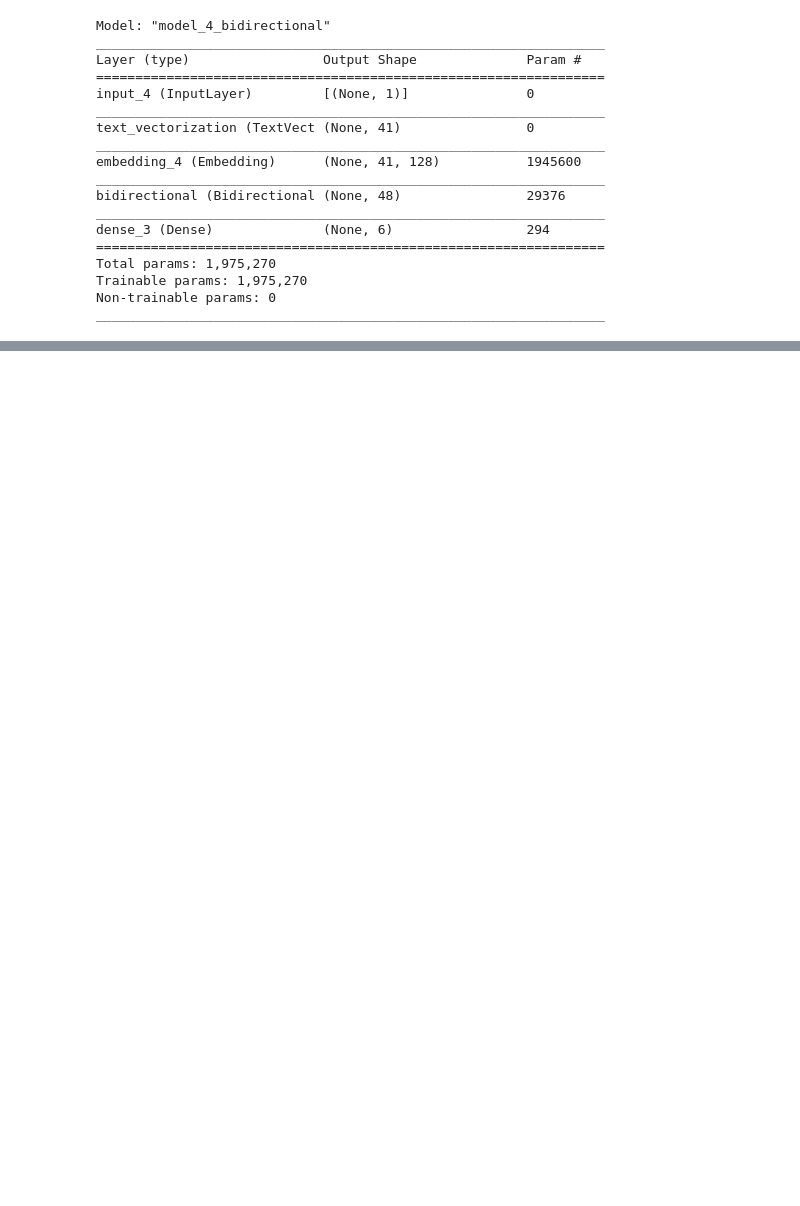
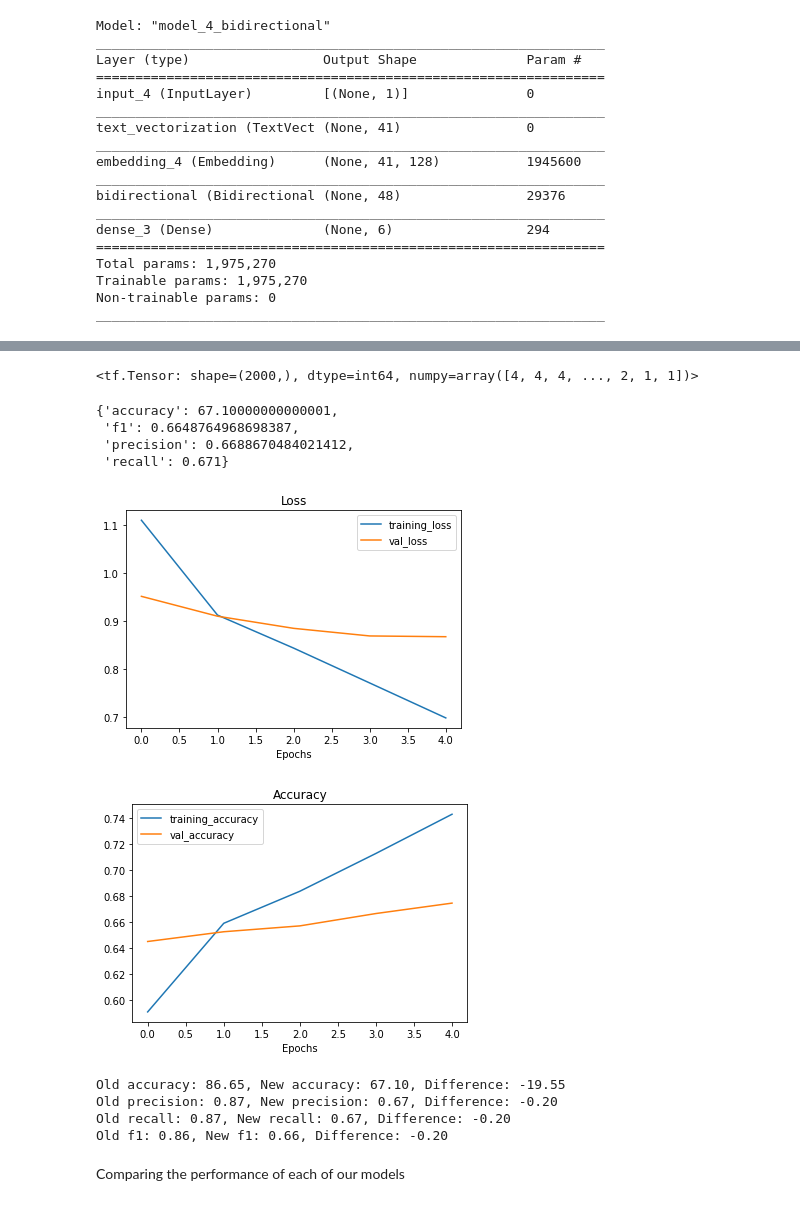
Before and after one commit to egehanasal/Emotion-Detection-From-Text, a Jupyter notebook: Emotion_detection_from_text.ipynb, the cells around one changed output, grey strips where cells are left out. Cells and saved outputs as stored; diff of their text form; code cells hidden in the pictures; blank space fills up the shorter version.

Commit message:
Update Emotion_detection_from_text.ipynb
Added 4 more models

```diff
--- a/Emotion_detection_from_text.ipynb
+++ b/Emotion_detection_from_text.ipynb
@@ -892,0 +935,15 @@ Old f1: 0.91, New f1: 0.88, Difference: -0.04
+# %%
+sentence_encoder_layer = hub.KerasLayer("https://tfhub.dev/google/universal-sentence-encoder/4",
+                                        input_shape=[], # shape of inputs coming to our model
+                                        dtype=tf.string, # data type of inputs coming to the USE layer
+                                        trainable=False, # keep the pretrained weights (we'll create a feature extractor)
+                                        name="USE")
+# %%
+from tensorflow.keras import layers
+# Create model using Sequential API
+model_5 = tf.keras.Sequential([
+  sentence_encoder_layer,
+  layers.Dense(128, activation="relu"),
+  layers.Dense(64, activation="relu"),
+  layers.Dense(num_classes, activation="softmax")
+], name="model_5_USE")
@@ -892,0 +972,10 @@ Old f1: 0.91, New f1: 0.88, Difference: -0.04
+# %%
+# Compile the model
+model_5.compile(loss="categorical_crossentropy",
+                optimizer="Adam",
+                metrics=["accuracy"])
+# %%
+# Fit the model
+history_model_5 = model_5.fit(train_dataset,
+                              epochs=5,
+                              validation_data=val_dataset)
@@ -892,0 +1024,32 @@ Old f1: 0.91, New f1: 0.88, Difference: -0.04
+# %%
+# Convert model_4_pred_probs to labels
+model_5_preds = tf.argmax(model_5_pred_probs, axis=1)
+model_5_preds
+# %% [output]
+<tf.Tensor: shape=(2000,), dtype=int64, numpy=array([4, 4, 4, ..., 2, 1, 1])>
+# %%
+# Calculate model 4 results
+model_5_results = calculate_results(y_true=test_labels_encoded,
+                                    y_pred=model_5_preds)
+model_5_results
+# %% [output]
+{'accuracy': 67.10000000000001,
+ 'f1': 0.6648764968698387,
+ 'precision': 0.6688670484021412,
+ 'recall': 0.671}
+# %%
+plot_loss_curves(history_model_5)
+# %% [output]
+[figure, added]
+[figure, added]
+# %%
+# Compare model_4's results with model_5's results
+compare_results(old_model_results=model_4_results,
+                new_model_results=model_5_results)
+# %% [output]
+Old accuracy: 86.65, New accuracy: 67.10, Difference: -19.55
+Old precision: 0.87, New precision: 0.67, Difference: -0.20
+Old recall: 0.87, New recall: 0.67, Difference: -0.20
+Old f1: 0.86, New f1: 0.66, Difference: -0.20
+# %% [markdown]
+Comparing the performance of each of our models
```
Also changed, not shown: parts of 116 cells of this notebook.
